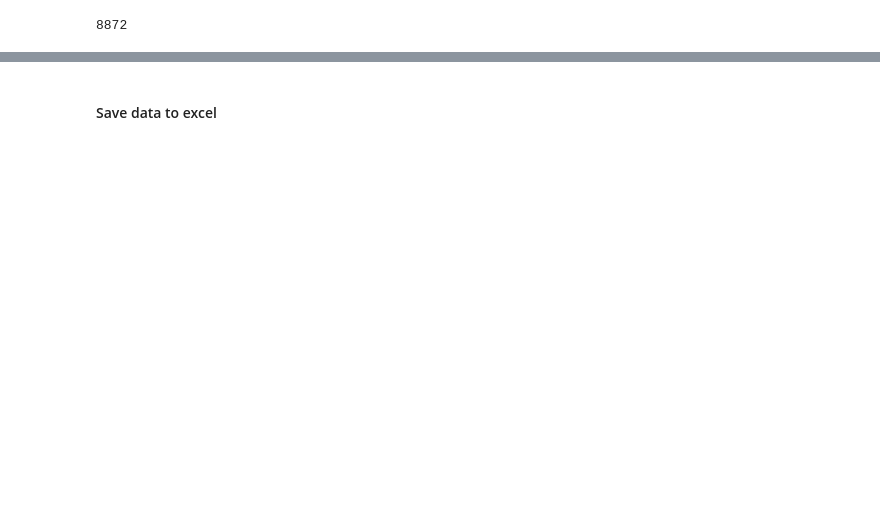
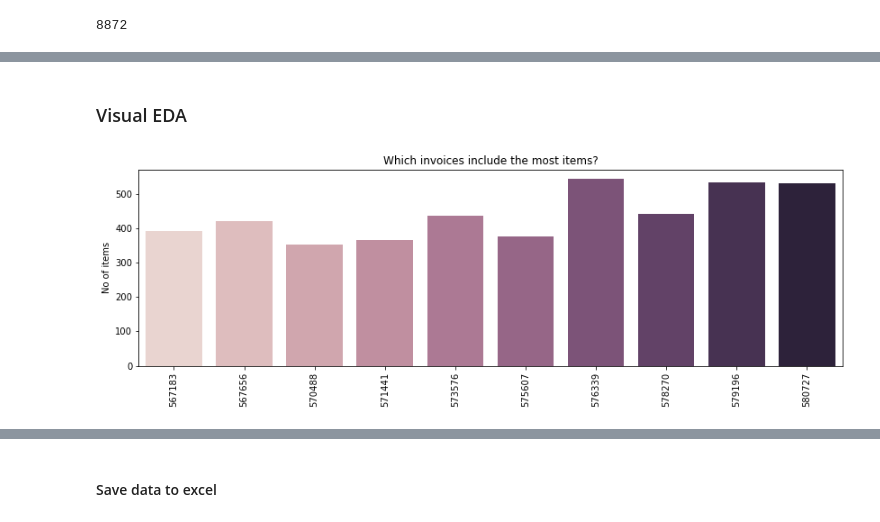
Before and after one commit to JuliaIron/Final_Project_Customer_Clustering, a Jupyter notebook: Notebook_Customer_Clustering.ipynb, the cells around one changed output, grey strips where cells are left out. Drawn from its saved outputs; the diff is of its cells as text; code cells hidden in the pictures; blank space fills up the shorter version.

```diff
--- a/Notebook_Customer_Clustering.ipynb
+++ b/Notebook_Customer_Clustering.ipynb
@@ -274,0 +286,2 @@ Drop Values
+# %%
+df_clean = df_clean[df_clean["UnitPrice"] > 0]
@@ -281,0 +297,4 @@ Drop Values
+# %%
+df_clean = df_clean.astype({"CustomerID":"int"})
+
+# Change data type of CustomerID from float to integer
@@ -281,0 +310,5 @@ Drop Values
+# %%
+df_clean["TotalAmount"] = df_clean["Quantity"] * df_clean["UnitPrice"]
+# %%
+df_clean =df_clean[["InvoiceNo", "InvoiceDate", "StockCode", "Description", "Quantity", "UnitPrice", "TotalAmount", "CustomerID", "Country"]]
+df_clean.head()
@@ -281,0 +357,11 @@ Drop Values
+# %% [markdown]
+### Visual EDA
+# %%
+invoice_count = df_clean["InvoiceNo"].value_counts().sort_values(ascending=False).iloc[0:10]
+plt.figure(figsize =(14,4))
+sns.barplot(invoice_count.index, invoice_count.values, palette = sns.cubehelix_palette(10))
+plt.ylabel("No of items")
+plt.title("Which invoices include the most items?");
+plt.xticks(rotation = 90);
+# %% [output]
+[figure, added]
```
Also changed, not shown: parts of 29 cells of this notebook.
